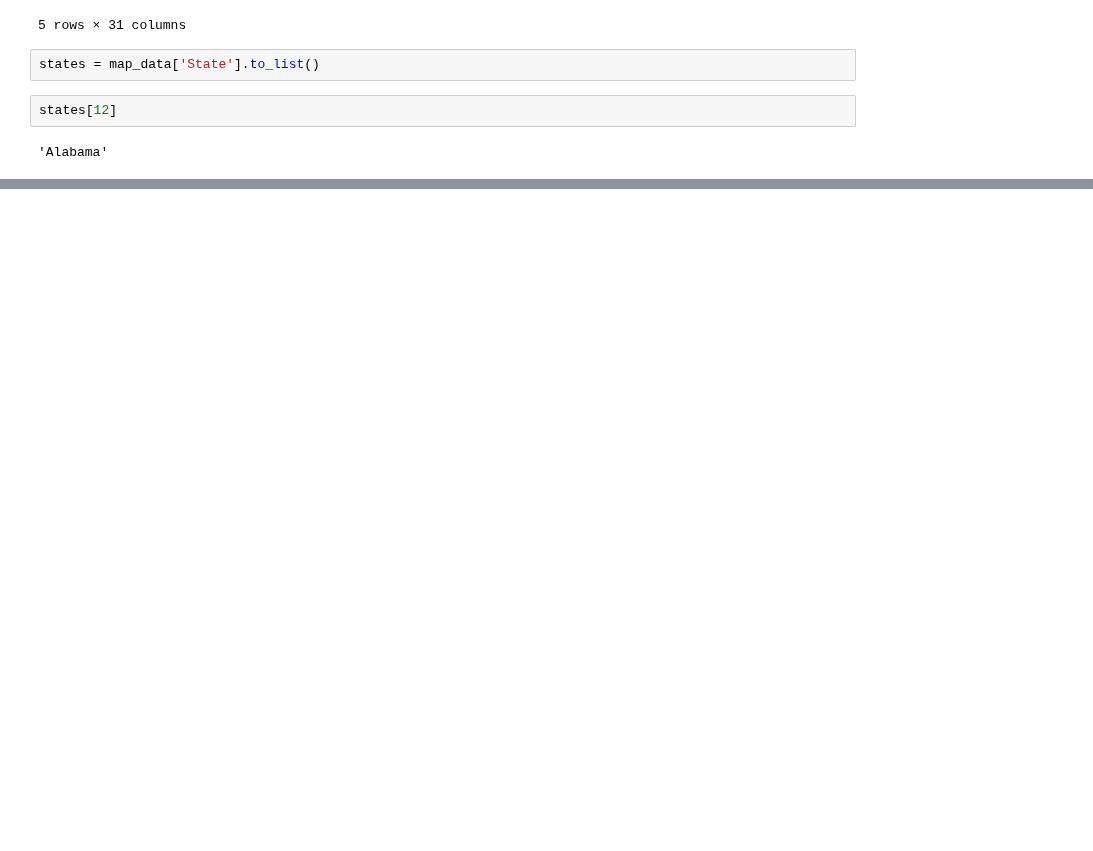
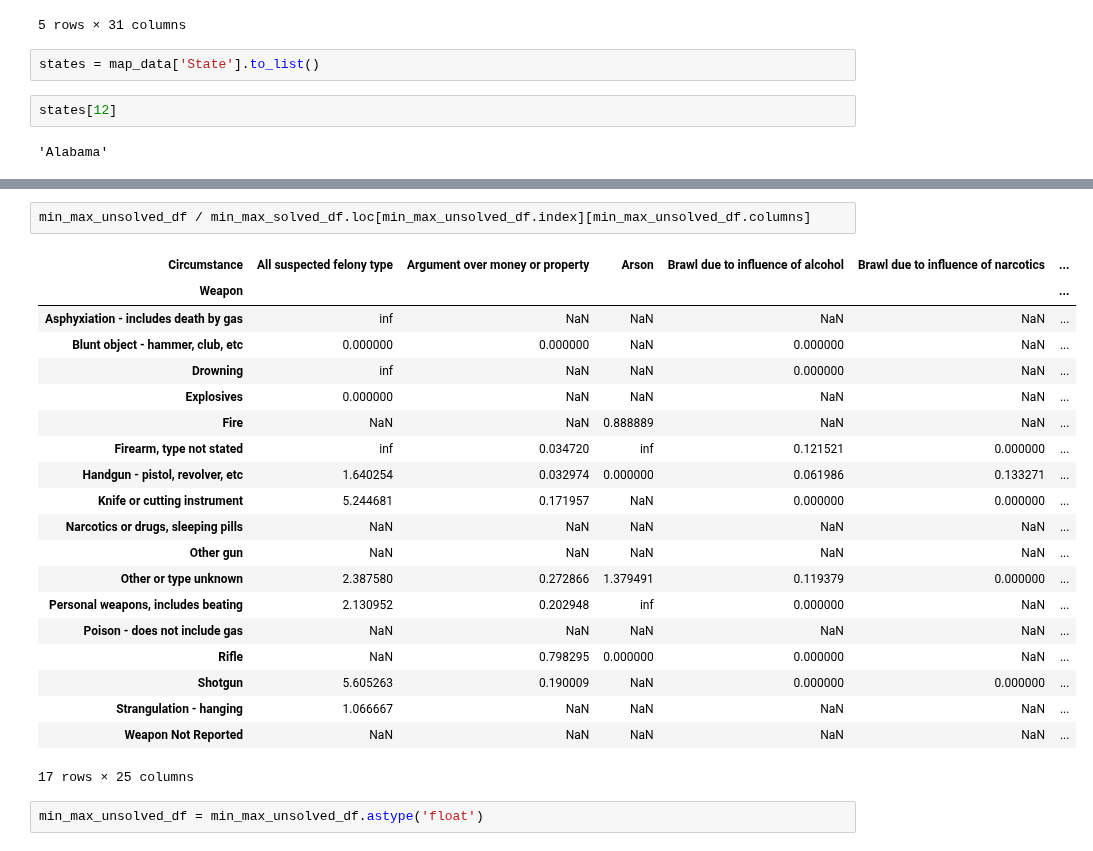
Before and after one commit to fadeeva/weird_projects, a Jupyter notebook: Serial_Killers/Outliers_in_Murder_Accountability_Project.ipynb, the cells around one changed output, grey strips where cells are left out. Drawn from its saved outputs; the diff is of its cells as text; blank space fills up the shorter version.

```diff
--- a/Serial_Killers/Outliers_in_Murder_Accountability_Project.ipynb
+++ b/Serial_Killers/Outliers_in_Murder_Accountability_Project.ipynb
@@ -482,0 +502,25 @@ min_max_w_c - min_max_df
+# %%
+min_max_unsolved_df / min_max_solved_df.loc[min_max_unsolved_df.index][min_max_unsolved_df.columns]
+# %% [output]
+| Circumstance | All suspected felony type | Argument over money or property | Arson | Brawl due to influence of alcohol | Brawl due to influence of narcotics | ... |
+| Weapon |  |  |  |  |  | ... |
+| Asphyxiation - includes death by gas | inf | NaN | NaN | NaN | NaN | ... |
+| Blunt object - hammer, club, etc | 0.000000 | 0.000000 | NaN | 0.000000 | NaN | ... |
+| Drowning | inf | NaN | NaN | 0.000000 | NaN | ... |
+| Explosives | 0.000000 | NaN | NaN | NaN | NaN | ... |
+| Fire | NaN | NaN | 0.888889 | NaN | NaN | ... |
+| Firearm, type not stated | inf | 0.034720 | inf | 0.121521 | 0.000000 | ... |
+| Handgun - pistol, revolver, etc | 1.640254 | 0.032974 | 0.000000 | 0.061986 | 0.133271 | ... |
+| Knife or cutting instrument | 5.244681 | 0.171957 | NaN | 0.000000 | 0.000000 | ... |
+| Narcotics or drugs, sleeping pills | NaN | NaN | NaN | NaN | NaN | ... |
+| Other gun | NaN | NaN | NaN | NaN | NaN | ... |
+| Other or type unknown | 2.387580 | 0.272866 | 1.379491 | 0.119379 | 0.000000 | ... |
+| Personal weapons, includes beating | 2.130952 | 0.202948 | inf | 0.000000 | NaN | ... |
+| Poison - does not include gas | NaN | NaN | NaN | NaN | NaN | ... |
+| Rifle | NaN | 0.798295 | 0.000000 | 0.000000 | NaN | ... |
+| Shotgun | 5.605263 | 0.190009 | NaN | 0.000000 | 0.000000 | ... |
+| Strangulation - hanging | 1.066667 | NaN | NaN | NaN | NaN | ... |
+| Weapon Not Reported | NaN | NaN | NaN | NaN | NaN | ... |
+17 rows × 25 columns
+# %%
+min_max_unsolved_df = min_max_unsolved_df.astype('float')
```
Also changed, not shown: parts of 10 cells of this notebook.
